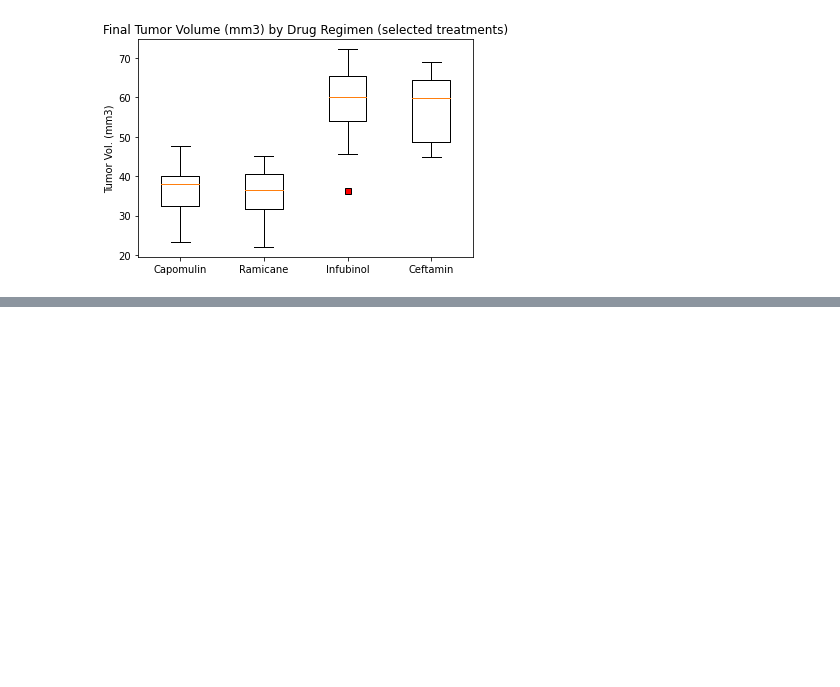
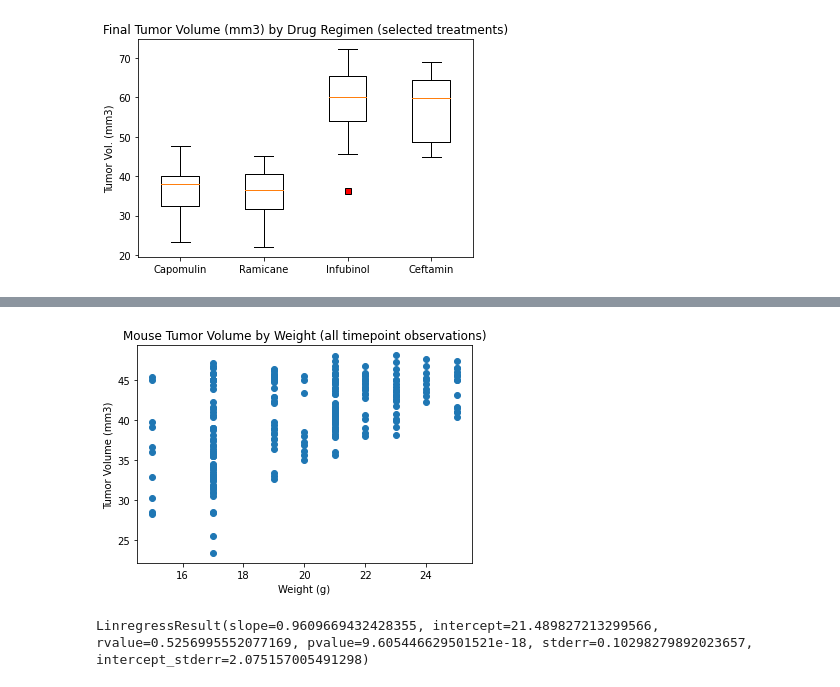
Before and after one commit to martinsingla/challenge-matplotlib, a Jupyter notebook: scrip.ipynb, the cells around one changed output, grey strips where cells are left out. Saved outputs shown, nothing was run; the diff lists cells and outputs as text; code cells hidden in the pictures; blank space fills up the shorter version.

```diff
--- a/scrip.ipynb
+++ b/scrip.ipynb
@@ -213,0 +226,27 @@ plt.show()
+# %%
+## Mouse weight scatterplot (Capomulin treatment)
+
+plt.scatter(x= data.loc[data["Drug Regimen"] == "Capomulin", "Weight (g)"],
+            y= data.loc[data["Drug Regimen"] == "Capomulin", "Tumor Volume (mm3)"])
+plt.xlabel("Weight (g)")
+plt.ylabel("Tumor Volume (mm3)")
+plt.title("Mouse Tumor Volume by Weight (all timepoint observations)")
+plt.show()
+
+#seems to be a possitive but not so strong linear relationship.
+#Mouses at timepoints were tumor volumes are larger tend to weight more
+# %% [output]
+[figure, added]
+# %%
+#Testing correlation coefs. and regression model.
+corCoef =np.corrcoef(x= data.loc[data["Drug Regimen"] == "Capomulin", "Weight (g)"],
+                     y= data.loc[data["Drug Regimen"] == "Capomulin", "Tumor Volume (mm3)"])[1][0]
+#Pearson's Corr Coef= 0.5256
+corCoef**2 #R^2= 0.2763 -> weak
+
+from scipy.stats import linregress
+lm = linregress(x=  data.loc[data["Drug Regimen"] == "Capomulin", "Weight (g)"],
+                y=  data.loc[data["Drug Regimen"] == "Capomulin", "Tumor Volume (mm3)"])
+lm_formula = f"Y = {round(lm[1], 2)} + {round(lm[0],2)}* X"  #'Y = 21.49 + 0.96* X'
+# %% [output]
+LinregressResult(slope=0.9609669432428355, intercept=21.489827213299566, rvalue=0.5256995552077169, pvalue=9.605446629501521e-18, stderr=0.10298279892023657, intercept_stderr=2.075157005491298)
```
Also changed, not shown: parts of 3 cells of this notebook.
